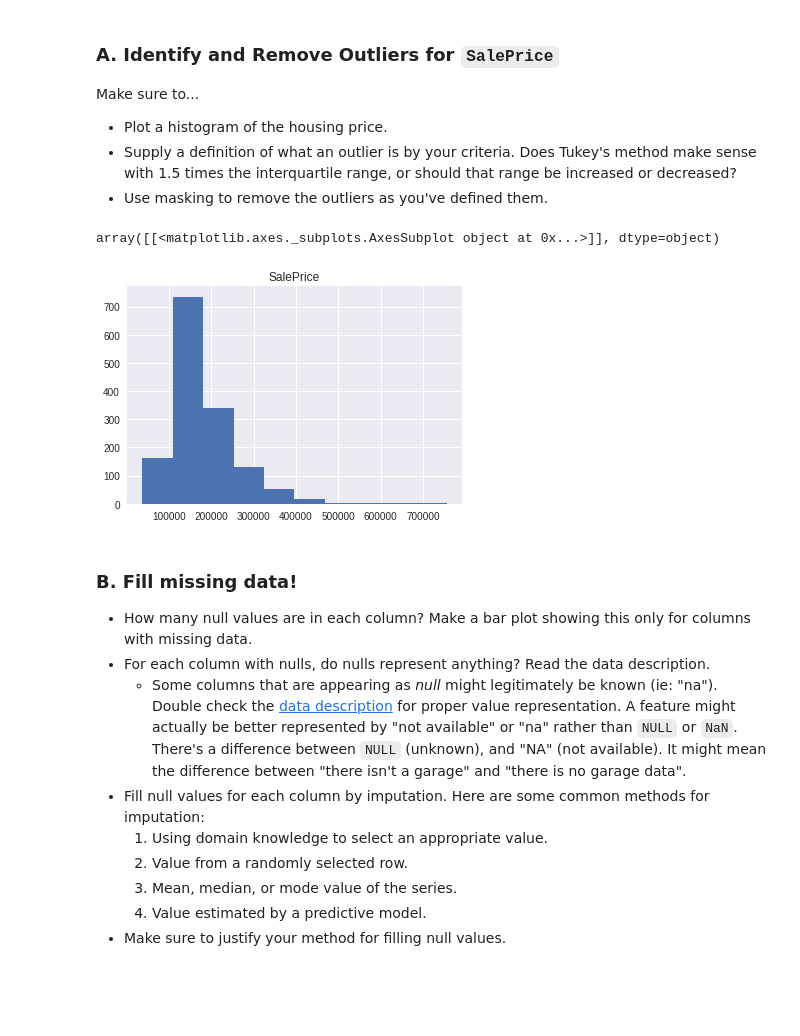
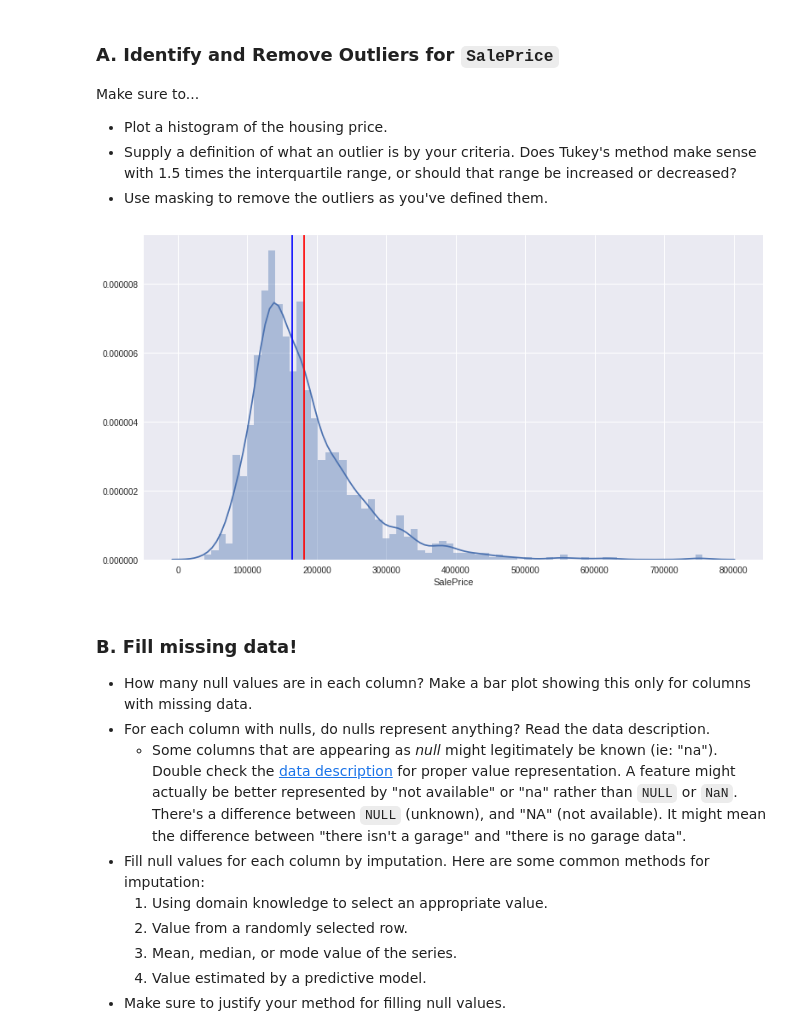
Before and after one commit to Uyentruong236/Ames_Housing, a Jupyter notebook: ipynb/project_2_starter.ipynb, the cells around one changed output. Cells and saved outputs as stored; diff of their text form; code cells hidden in the pictures; blank space fills up the shorter version.

```diff
--- a/ipynb/project_2_starter.ipynb
+++ b/ipynb/project_2_starter.ipynb
@@ -223,11 +234,14 @@ Make sure to...
 * Plot a histogram of the housing price.
 * Supply a definition of what an outlier is by your criteria. Does Tukey's method make sense with 1.5 times the interquartile range, or should that range be increased or decreased?
 * Use masking to remove the outliers as you've defined them.
-# %%
-df_train.hist(['SalePrice'])
-# %% [output]
-array([[<matplotlib.axes._subplots.AxesSubplot object at 0x...>]], dtype=object)
-[figure, removed]
+# %%
+plt.figure(1, figsize=(13,7))
+_ = sns.distplot(df_num['SalePrice'], bins = 70)
+plt.axvline(df_train['SalePrice'].mean(), c='r')
+plt.axvline(df_train['SalePrice'].median(), c='b')
+plt.show()
+# %% [output]
+[figure, added]
 # %% [markdown]
 ### B. Fill missing data!
 
```
Also changed, not shown: parts of 11 cells of this notebook.
